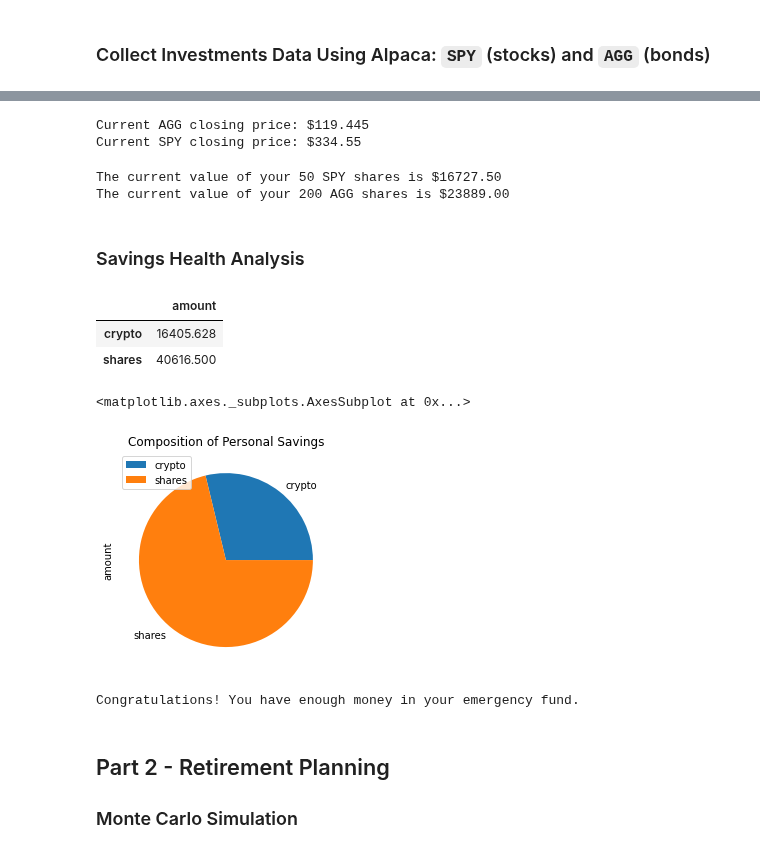
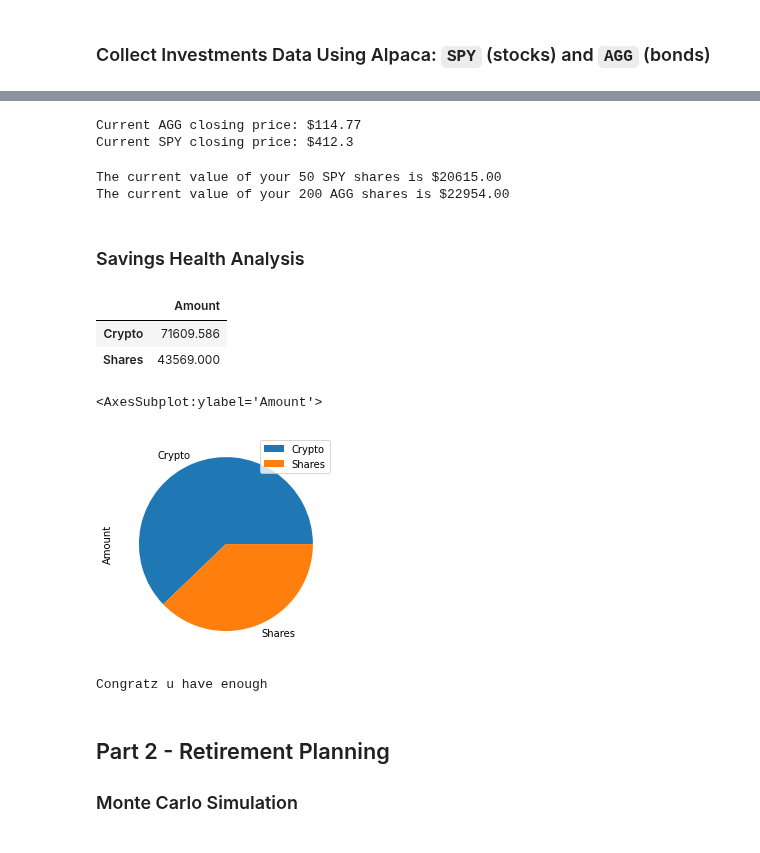
Before and after one commit to Sesc0/Unit-5-Financial-Planning, a Jupyter notebook: Homework-5/financial-planner.ipynb, the cells around one changed output, grey strips where cells are left out. Saved outputs shown, nothing was run; the diff lists cells and outputs as text; code cells hidden in the pictures.

```diff
--- a/Homework-5/financial-planner.ipynb
+++ b/Homework-5/financial-planner.ipynb
@@ -74,10 +74,10 @@ tickers = ["AGG", "SPY"]
 timeframe = "1D"
 
 # Get current closing prices for SPY and AGG
-portfolio = alpaca.get_barset(tickers,timeframe).df
+portfolio = alpaca.get_barset(tickers,timeframe,start=today,end=today).df
 
 # Preview DataFrame
-portfolio.sample(10)
+portfolio
 # %% [output]
 |  | AGG |  |  |  |  | SPY |  |  |  |  |
 |  | open | high | low | close | volume | open | high | low | close | volume |
@@ -95,55 +86,61 @@ portfolio.sample(10)
 # %%
 # Pick AGG and SPY close prices
-agg_close_price =
-
+agg_close_price = portfolio['AGG']['close'].values[0]
+spy_close_price = portfolio['SPY']['close'].values[0]
 # Print AGG and SPY close prices
 print(f"Current AGG closing price: ${agg_close_price}")
 print(f"Current SPY closing price: ${spy_close_price}")
 # %% [output]
-Current AGG closing price: $119.445
-Current SPY closing price: $334.55
+Current AGG closing price: $114.77
+Current SPY closing price: $412.3
 # %%
 # Compute the current value of shares
-# YOUR CODE HERE!
+my_agg_value = (my_agg * agg_close_price)
+my_spy_value = (my_spy * spy_close_price)
 
 # Print current value of share
 print(f"The current value of your {my_spy} SPY shares is ${my_spy_value:0.2f}")
 print(f"The current value of your {my_agg} AGG shares is ${my_agg_value:0.2f}")
 # %% [output]
-The current value of your 50 SPY shares is $16727.50
-The current value of your 200 AGG shares is $23889.00
+The current value of your 50 SPY shares is $20615.00
+The current value of your 200 AGG shares is $22954.00
 # %% [markdown]
 ### Savings Health Analysis
 # %%
 # Set monthly household income
-# YOUR CODE HERE!
+monthly_income = 12000
 
 # Create savings DataFrame
-# YOUR CODE HERE!
+df_savings = pd.DataFrame(data = [my_btc_value + my_eth_value,my_agg_value + my_spy_value],columns=['Amount'],index = ['Crypto','Shares'])
 
 # Display savings DataFrame
 display(df_savings)
 # %% [output]
-|  | amount |
-| crypto | 16405.628 |
-| shares | 40616.500 |
+|  | Amount |
+| Crypto | 71609.586 |
+| Shares | 43569.000 |
 # %%
 # Plot savings pie chart
-# YOUR CODE HERE!
+df_savings.plot(kind='pie',y = 0)
 # %% [output]
-<matplotlib.axes._subplots.AxesSubplot at 0x...>
+<AxesSubplot:ylabel='Amount'>
-[figure, old version]
+[figure, new version]
-# %%
-# Set ideal emergency fund
-emergency_fund = monthly_income * 3
-
-# Calculate total amount of savings
-# YOUR CODE HERE!
-
-# Validate saving health
-# YOUR CODE HERE!
-# %% [output]
-Congratulations! You have enough money in your emergency fund.
+# %%
+# Set ideal emergency fund
+emergency_fund = monthly_income * 3
+
+# Calculate total amount of savings
+total_savings = df_savings['Amount'].sum()
+
+# Validate saving health
+if total_savings > emergency_fund:
+    print("Congratz u have enough")
+elif total_savings == emergency_fund:
+    print("nice, you reached your financial goal")
+else:
+    print(f"Youre {round(emergency_fund - total_savings,2)} away from your goal")
+# %% [output]
+Congratz u have enough
 # %% [markdown]
 ## Part 2 - Retirement Planning
 
```
Also changed, not shown: parts of 13 cells of this notebook.
